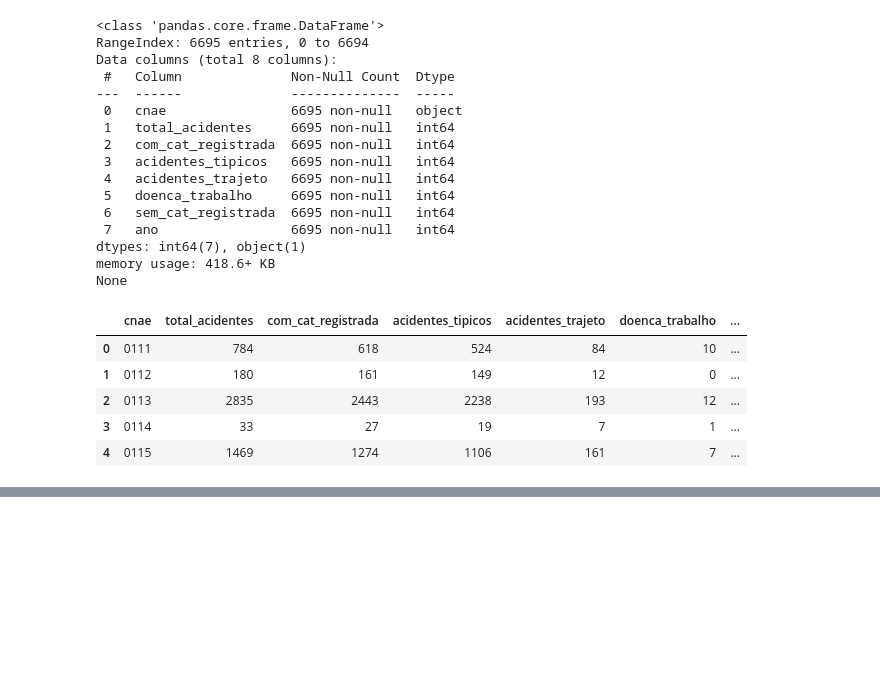
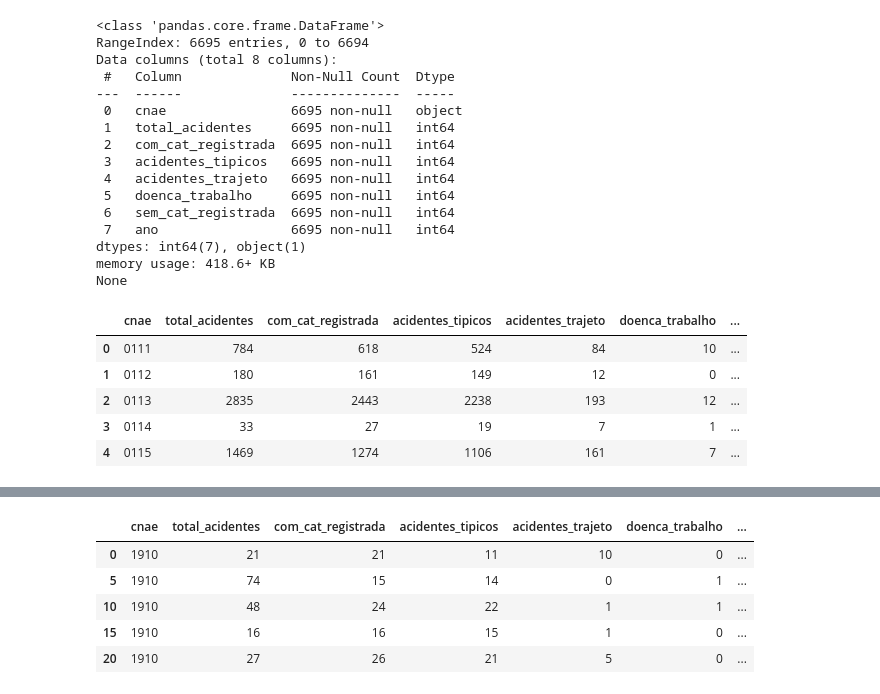
Before and after one commit to telmacarvalho/pi-4-univesp, a Jupyter notebook: tratamento_dados_pi_4.ipynb, the cells around one changed output, grey strips where cells are left out. Saved outputs shown, nothing was run; the diff lists cells and outputs as text; code cells hidden in the pictures; blank space fills up the shorter version.

```diff
--- a/tratamento_dados_pi_4.ipynb
+++ b/tratamento_dados_pi_4.ipynb
@@ -268,0 +284,11 @@ df_consolidado.head()
+# %%
+# Ordena os dados por cnae e ano
+df_petroquimico.sort_values(by=['cnae', 'ano'], inplace=True)
+df_petroquimico.head()
+# %% [output]
+|  | cnae | total_acidentes | com_cat_registrada | acidentes_tipicos | acidentes_trajeto | doenca_trabalho | ... |
+| 0 | 1910 | 21 | 21 | 11 | 10 | 0 | ... |
+| 5 | 1910 | 74 | 15 | 14 | 0 | 1 | ... |
+| 10 | 1910 | 48 | 24 | 22 | 1 | 1 | ... |
+| 15 | 1910 | 16 | 16 | 15 | 1 | 0 | ... |
+| 20 | 1910 | 27 | 26 | 21 | 5 | 0 | ... |
```
Also changed, not shown: parts of 17 cells of this notebook.
